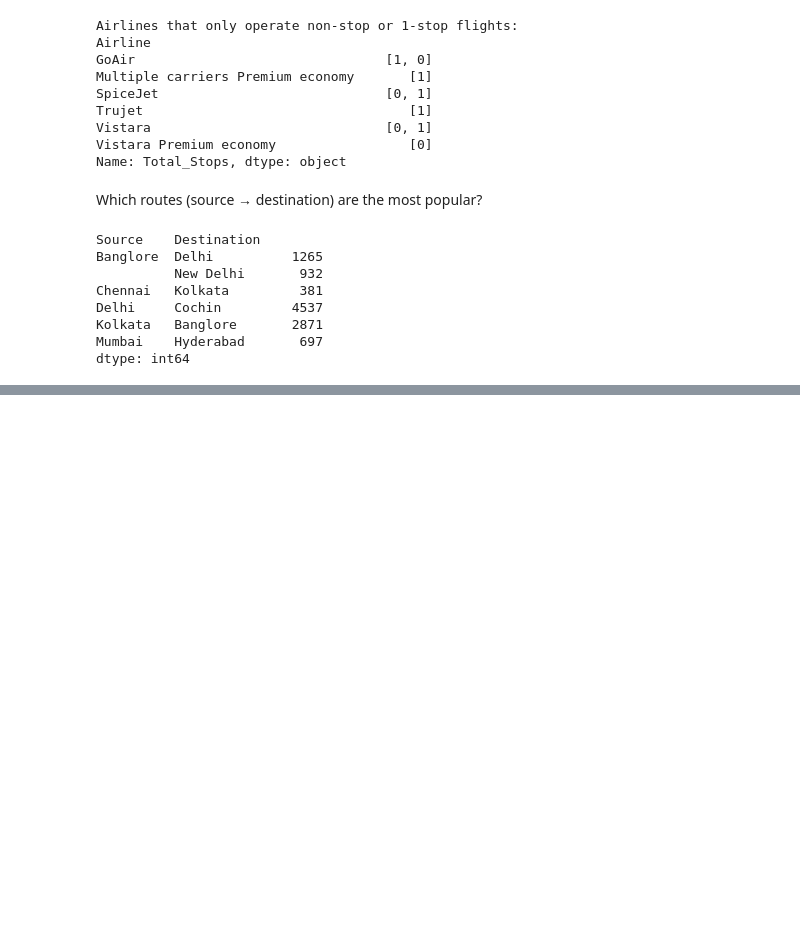
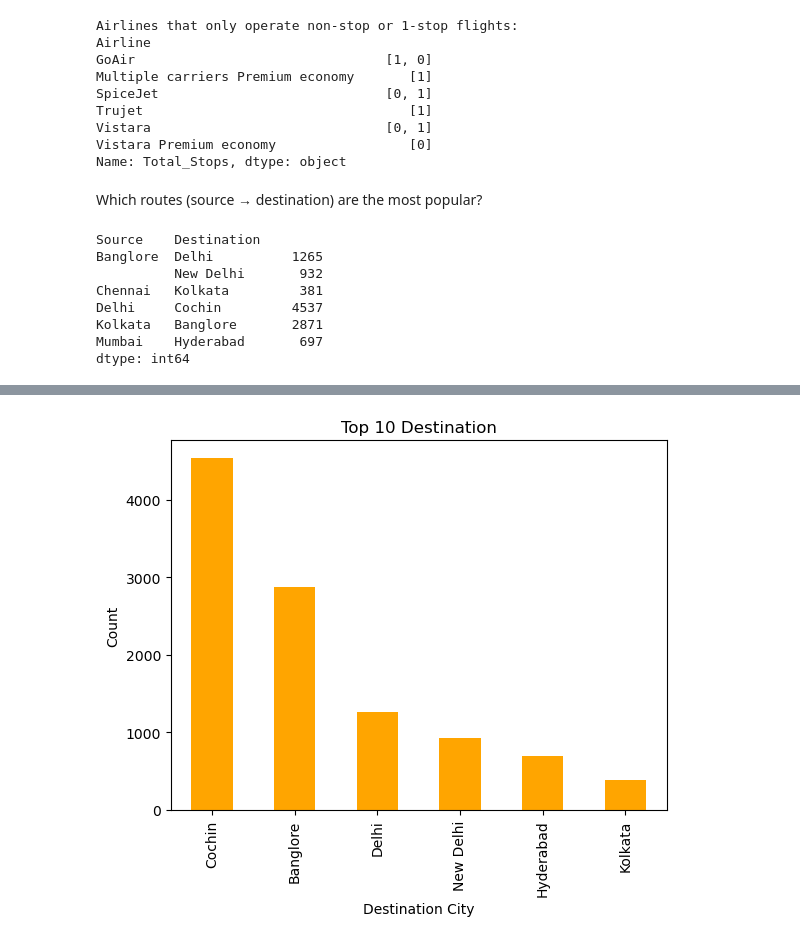
Before and after one commit to av-datadev/expedition, a Jupyter notebook: Python/EDA/Flight/eda.ipynb, the cells around one changed output, grey strips where cells are left out. Drawn from its saved outputs; the diff is of its cells as text; code cells hidden in the pictures; blank space fills up the shorter version.

```diff
--- a/Python/EDA/Flight/eda.ipynb
+++ b/Python/EDA/Flight/eda.ipynb
@@ -239,0 +336,9 @@ dtype: int64
+# %%
+# Top Destinantion Cities
+
+df['Destination'].value_counts().head(10).plot(kind='bar',title='Top 10 Destination',color='Orange')
+plt.xlabel('Destination City')
+plt.ylabel('Count')
+plt.show()
+# %% [output]
+[figure, added]
```
Also changed, not shown: parts of 24 cells of this notebook, 10 other files.
